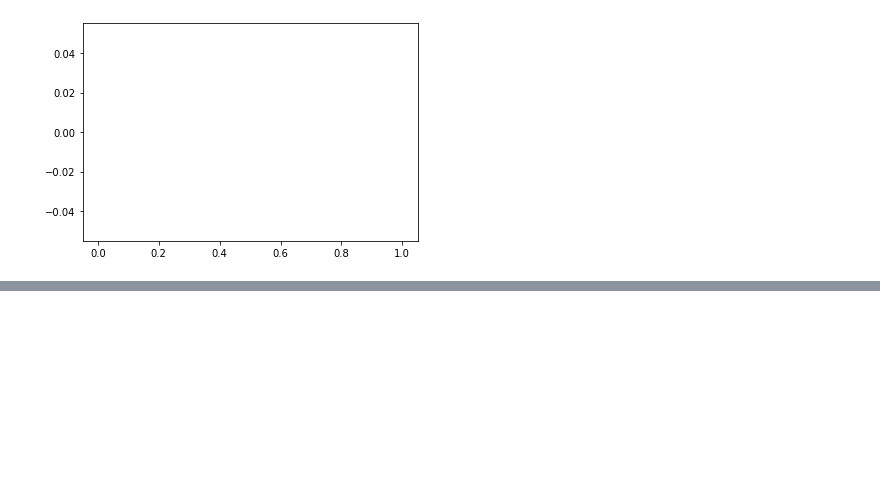
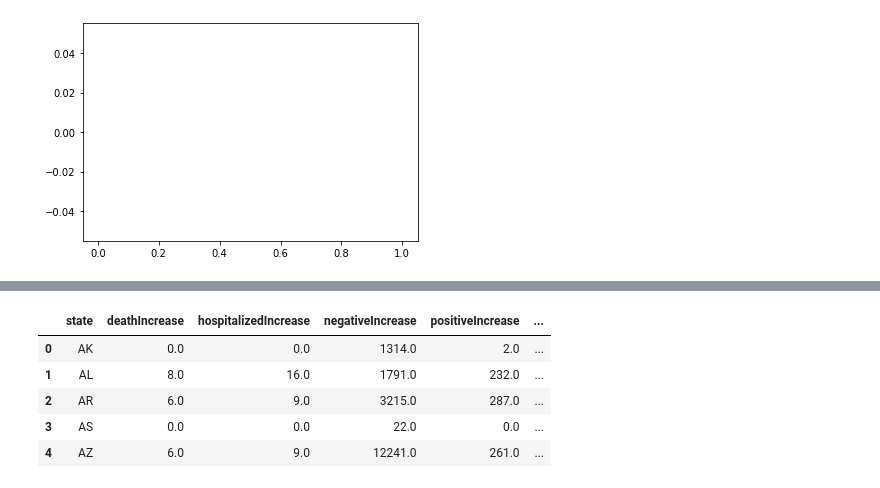
Before and after one commit to biborsz/COVID-social-distancing-sentiment-analysis, a Jupyter notebook: codes-ederlyn/EDA on covid-daily.ipynb, the cells around one changed output, grey strips where cells are left out. Saved outputs shown, nothing was run; the diff lists cells and outputs as text; code cells hidden in the pictures; blank space fills up the shorter version.

```diff
--- a/codes-ederlyn/EDA on covid-daily.ipynb
+++ b/codes-ederlyn/EDA on covid-daily.ipynb
@@ -387,0 +388,10 @@ array([<matplotlib.axes._subplots.AxesSubplot object at 0x...>],
+# %%
+daily_inc = daily[['state', 'deathIncrease','hospitalizedIncrease', 'negativeIncrease', 'positiveIncrease', 'totalTestResultsIncrease']]
+daily_inc.head()
+# %% [output]
+|  | state | deathIncrease | hospitalizedIncrease | negativeIncrease | positiveIncrease | ... |
+| 0 | AK | 0.0 | 0.0 | 1314.0 | 2.0 | ... |
+| 1 | AL | 8.0 | 16.0 | 1791.0 | 232.0 | ... |
+| 2 | AR | 6.0 | 9.0 | 3215.0 | 287.0 | ... |
+| 3 | AS | 0.0 | 0.0 | 22.0 | 0.0 | ... |
+| 4 | AZ | 6.0 | 9.0 | 12241.0 | 261.0 | ... |
```
Also changed, not shown: parts of 6 cells of this notebook, 1 other file.
